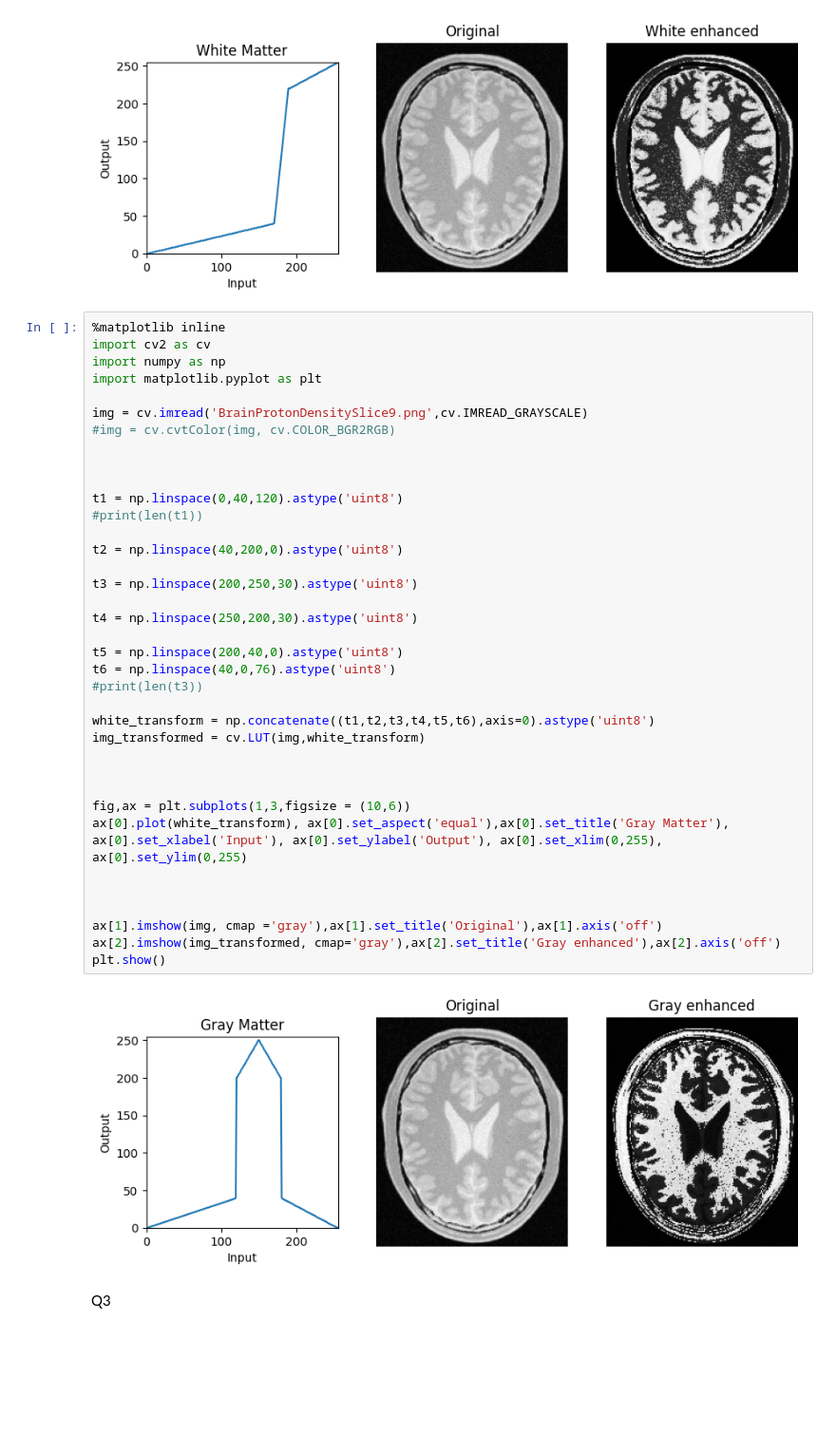
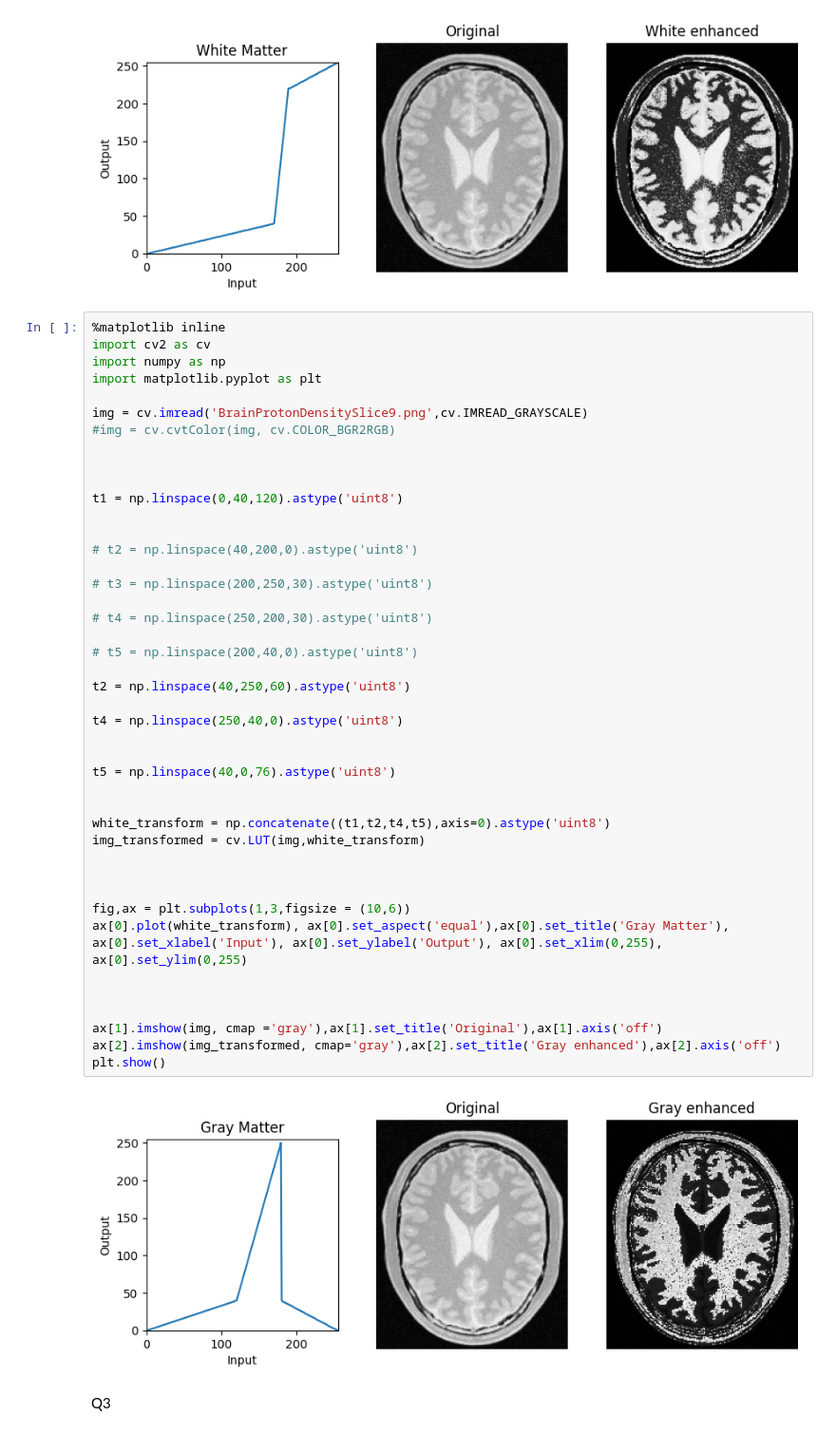
Before and after one commit to tharusha-pathirana/S5_EN3160, a Jupyter notebook: Assignment1.ipynb, the cells around one changed output. Shown at 95% size. Cells and saved outputs as stored; diff of their text form; blank space fills up the shorter version.

```diff
--- a/Assignment1.ipynb
+++ b/Assignment1.ipynb
@@ -129,42 +95,48 @@ plt.show()
 # %%
 %matplotlib inline
 import cv2 as cv
 import numpy as np
 import matplotlib.pyplot as plt
 
 img = cv.imread('BrainProtonDensitySlice9.png',cv.IMREAD_GRAYSCALE)
 #img = cv.cvtColor(img, cv.COLOR_BGR2RGB)
 
 
 
 t1 = np.linspace(0,40,120).astype('uint8')
-#print(len(t1))
 
-t2 = np.linspace(40,200,0).astype('uint8')
 
-t3 = np.linspace(200,250,30).astype('uint8')
+# t2 = np.linspace(40,200,0).astype('uint8')
 
-t4 = np.linspace(250,200,30).astype('uint8')
+# t3 = np.linspace(200,250,30).astype('uint8')
 
-t5 = np.linspace(200,40,0).astype('uint8')
-t6 = np.linspace(40,0,76).astype('uint8')
-#print(len(t3))
+# t4 = np.linspace(250,200,30).astype('uint8')
 
-white_transform = np.concatenate((t1,t2,t3,t4,t5,t6),axis=0).astype('uint8')
+# t5 = np.linspace(200,40,0).astype('uint8')
+
+t2 = np.linspace(40,250,60).astype('uint8')
+
+t4 = np.linspace(250,40,0).astype('uint8')
+
+
+t5 = np.linspace(40,0,76).astype('uint8')
+
+
+white_transform = np.concatenate((t1,t2,t4,t5),axis=0).astype('uint8')
 img_transformed = cv.LUT(img,white_transform)
 
 
 
 fig,ax = plt.subplots(1,3,figsize = (10,6))
 ax[0].plot(white_transform), ax[0].set_aspect('equal'),ax[0].set_title('Gray Matter'), ax[0].set_xlabel('Input'), ax[0].set_ylabel('Output'), ax[0].set_xlim(0,255), ax[0].set_ylim(0,255)
 
 
 
 ax[1].imshow(img, cmap ='gray'),ax[1].set_title('Original'),ax[1].axis('off')
 ax[2].imshow(img_transformed, cmap='gray'),ax[2].set_title('Gray enhanced'),ax[2].axis('off')
 plt.show()
 # %% [output]
-[figure, old version]
+[figure, new version]
 # %% [markdown]
 Q3
 # %%
```
Also changed, not shown: parts of 9 cells of this notebook.
